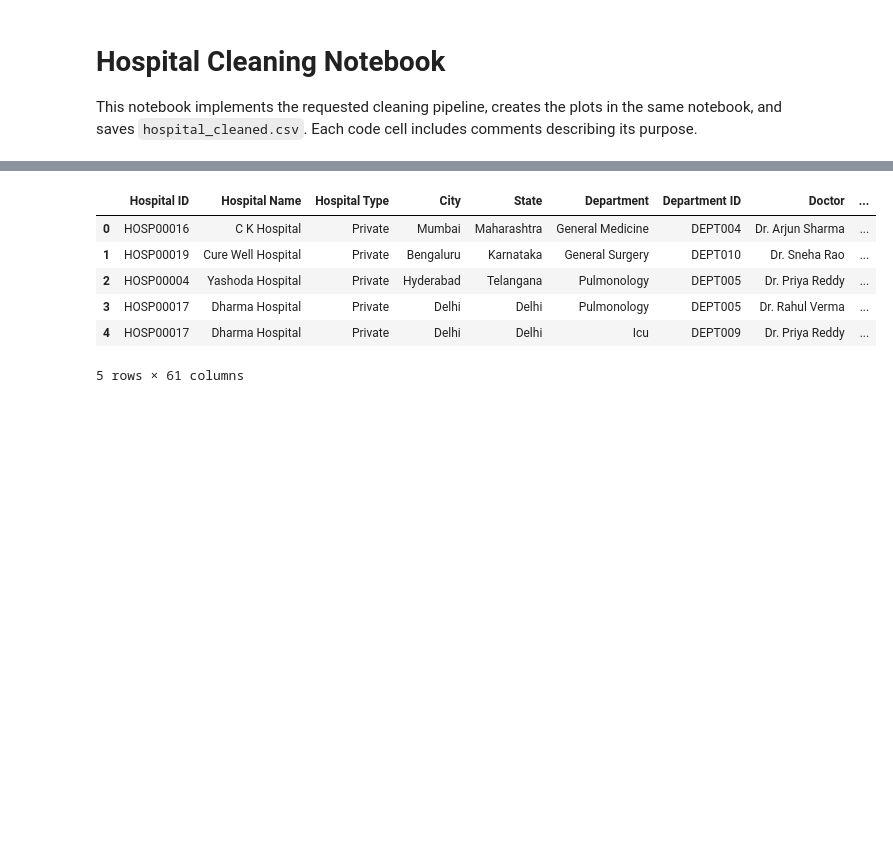
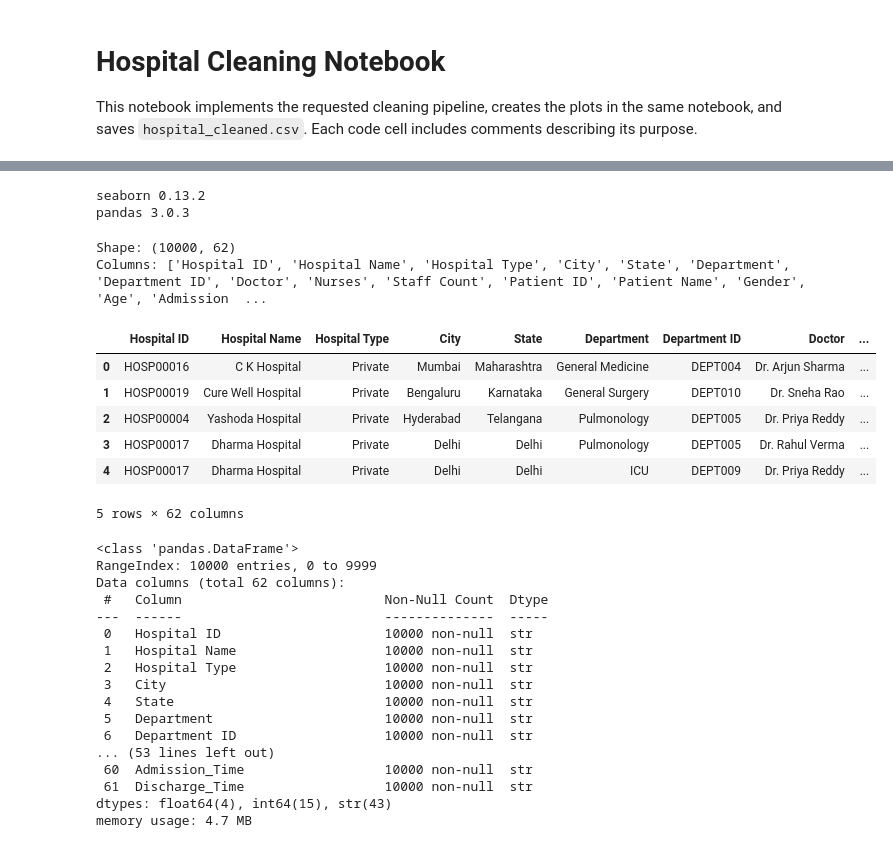
Before and after one commit to springboardmentor09876x-cmd/Hospital-Operations-Patient-Analytics-, a Jupyter notebook: hospital_cleaning.ipynb, the cells around one changed output, grey strips where cells are left out. Saved outputs shown, nothing was run; the diff lists cells and outputs as text; code cells hidden in the pictures; blank space fills up the shorter version.

Commit message:
Revert "Module 1 & 2 Completed - Sriramoji Tharun"

```diff
--- a/hospital_cleaning.ipynb
+++ b/hospital_cleaning.ipynb
@@ -184,10 +5,65 @@ Cleaned dataset exported successfully.
-# %%
-df.head()
-# %% [output]
-|  | Hospital ID | Hospital Name | Hospital Type | City | State | Department | Department ID | Doctor | ... |
-| 0 | HOSP00016 | C K Hospital | Private | Mumbai | Maharashtra | General Medicine | DEPT004 | Dr. Arjun Sharma | ... |
-| 1 | HOSP00019 | Cure Well Hospital | Private | Bengaluru | Karnataka | General Surgery | DEPT010 | Dr. Sneha Rao | ... |
-| 2 | HOSP00004 | Yashoda Hospital | Private | Hyderabad | Telangana | Pulmonology | DEPT005 | Dr. Priya Reddy | ... |
-| 3 | HOSP00017 | Dharma Hospital | Private | Delhi | Delhi | Pulmonology | DEPT005 | Dr. Rahul Verma | ... |
-| 4 | HOSP00017 | Dharma Hospital | Private | Delhi | Delhi | Icu | DEPT009 | Dr. Priya Reddy | ... |
-5 rows × 61 columns
+# %%
+# Imports (seaborn optional)
+import pandas as pd
+import numpy as np
+from pathlib import Path
+import matplotlib.pyplot as plt
+from IPython.display import display # pyright: ignore[reportMissingModuleSource]
+plt.rcParams['figure.figsize'] = (10,6)
+try:
+    import seaborn as sns
+    print('seaborn', sns.__version__)
+except Exception:
+    sns = None
+    print('seaborn not available; falling back to matplotlib for some plots')
+print('pandas', pd.__version__)
+# %% [output]
+seaborn 0.13.2
+pandas 3.0.3
+# %%
+# 1-2) Load dataset and report shape/columns/info
+in_path = 'hospital_raw_data.csv'
+p = Path(in_path)
+if not p.exists():
+    raise FileNotFoundError(f'Input file not found: {in_path}')
+df = pd.read_csv(in_path, low_memory=False)
+
+# Clean up column names so the later cleaning and plots work consistently
+df.columns = df.columns.astype(str).str.strip()
+df = df.loc[:, ~df.columns.str.contains('^Unnamed', case=False, regex=True)]
+df = df.rename(columns={
+    'Hosp+C1:BB1ital Type': 'Hospital Type',
+    'Hosp?ital Type': 'Hospital Type'
+})
+print('Shape:', df.shape)
+print('Columns:', list(df.columns))
+display(df.head())
+print()
+df.info()
+# %% [output]
+Shape: (10000, 62)
+Columns: ['Hospital ID', 'Hospital Name', 'Hospital Type', 'City', 'State', 'Department', 'Department ID', 'Doctor', 'Nurses', 'Staff Count', 'Patient ID', 'Patient Name', 'Gender', 'Age', 'Admission  ...
+|  | Hospital ID | Hospital Name | Hospital Type | City | State | Department | Department ID | Doctor | ... |
+| 0 | HOSP00016 | C K Hospital | Private | Mumbai | Maharashtra | General Medicine | DEPT004 | Dr. Arjun Sharma | ... |
+| 1 | HOSP00019 | Cure Well Hospital | Private | Bengaluru | Karnataka | General Surgery | DEPT010 | Dr. Sneha Rao | ... |
+| 2 | HOSP00004 | Yashoda Hospital | Private | Hyderabad | Telangana | Pulmonology | DEPT005 | Dr. Priya Reddy | ... |
+| 3 | HOSP00017 | Dharma Hospital | Private | Delhi | Delhi | Pulmonology | DEPT005 | Dr. Rahul Verma | ... |
+| 4 | HOSP00017 | Dharma Hospital | Private | Delhi | Delhi | ICU | DEPT009 | Dr. Priya Reddy | ... |
+5 rows × 62 columns
+<class 'pandas.DataFrame'>
+RangeIndex: 10000 entries, 0 to 9999
+Data columns (total 62 columns):
+ #   Column                          Non-Null Count  Dtype
+---  ------                          --------------  -----
+ 0   Hospital ID                     10000 non-null  str
+ 1   Hospital Name                   10000 non-null  str
+ 2   Hospital Type                   10000 non-null  str
+ 3   City                            10000 non-null  str
+ 4   State                           10000 non-null  str
+ 5   Department                      10000 non-null  str
+ 6   Department ID                   10000 non-null  str
+... (53 lines left out)
+ 60  Admission_Time                  10000 non-null  str
+ 61  Discharge_Time                  10000 non-null  str
+dtypes: float64(4), int64(15), str(43)
+memory usage: 4.7 MB
```
Also changed, not shown: parts of 32 cells of this notebook, 8 other files.
